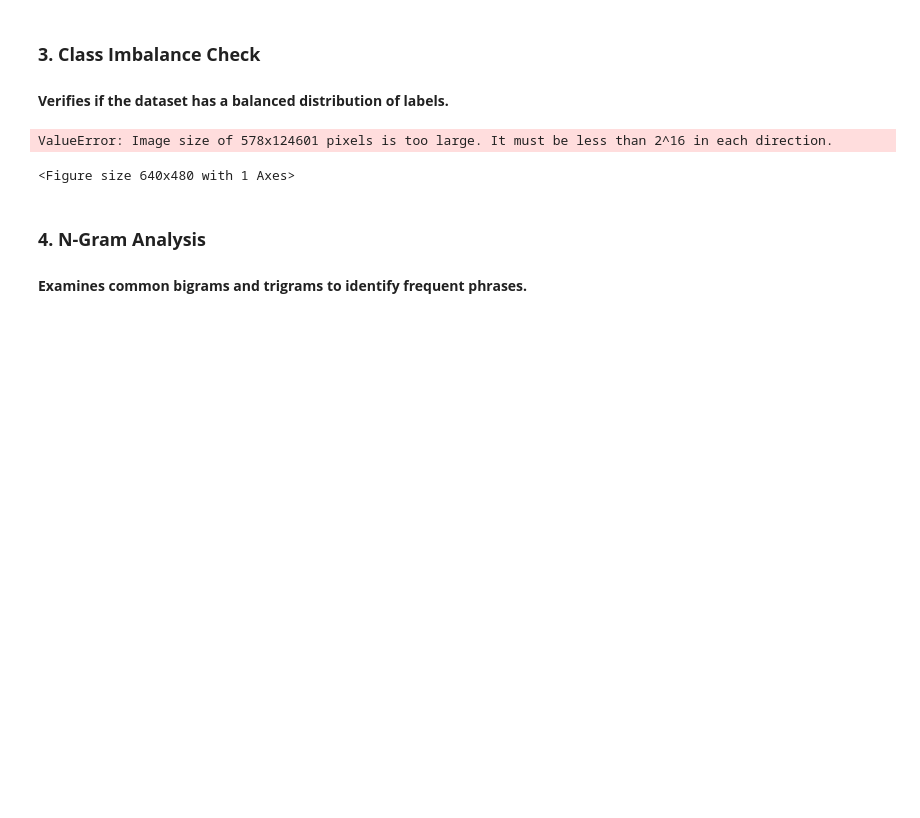
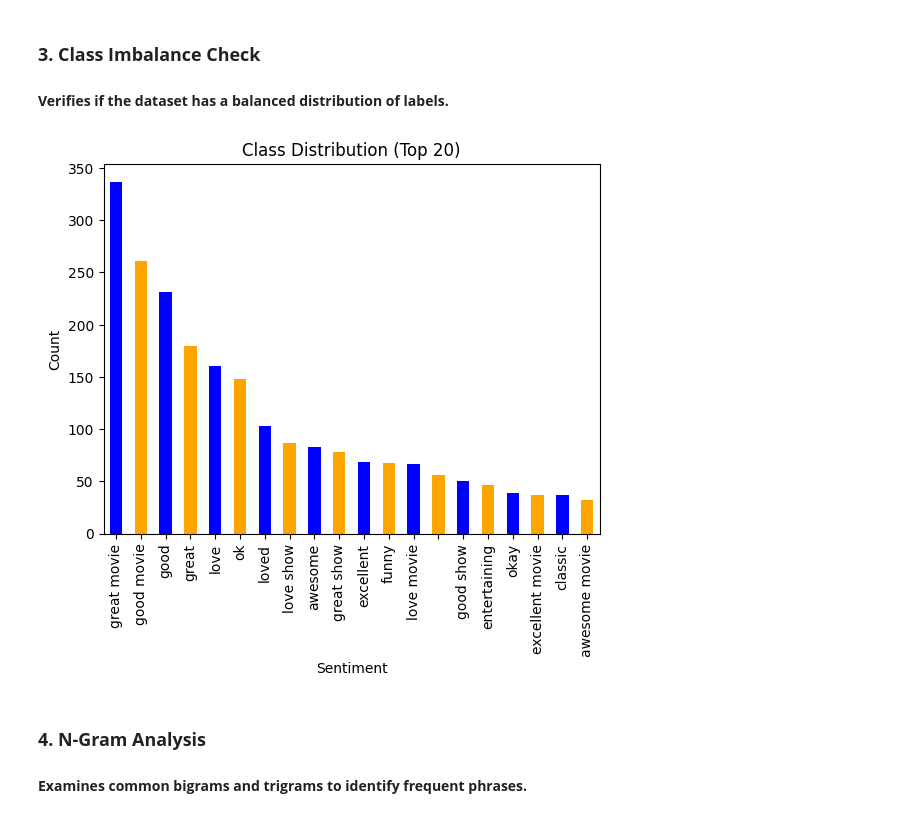
Before and after one commit to WambuiMunene/Grp_1_Capstone-Project, a Jupyter notebook: Edwin2.ipynb, the cells around one changed output. Drawn from its saved outputs; the diff is of its cells as text; code cells hidden in the pictures; blank space fills up the shorter version.

```diff
--- a/Edwin2.ipynb
+++ b/Edwin2.ipynb
@@ -464,11 +455,11 @@ plt.show()
 ### **3. Class Imbalance Check**
 #### **Verifies if the dataset has a balanced distribution of labels.**
 # %%
-p_movies['text'].value_counts().plot(kind='bar', color=['blue', 'orange'])
-plt.title('Class Distribution')
+top_n = 20  # Adjust this number as needed
+p_movies['text'].value_counts().head(top_n).plot(kind='bar', color=['blue', 'orange'])
+plt.title('Class Distribution (Top 20)')
 plt.xlabel('Sentiment')
 plt.ylabel('Count')
 plt.show()
 # %% [output]
-ValueError: Image size of 578x124601 pixels is too large. It must be less than 2^16 in each direction.
-<Figure size 640x480 with 1 Axes>
+[figure, added]
```
Also changed, not shown: parts of 14 cells of this notebook.
